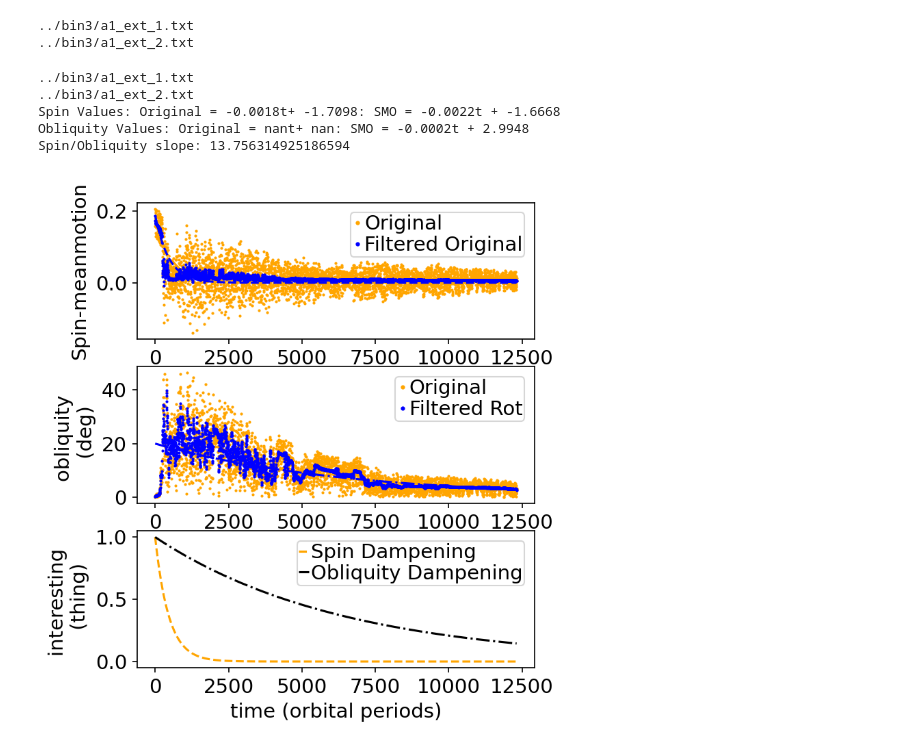
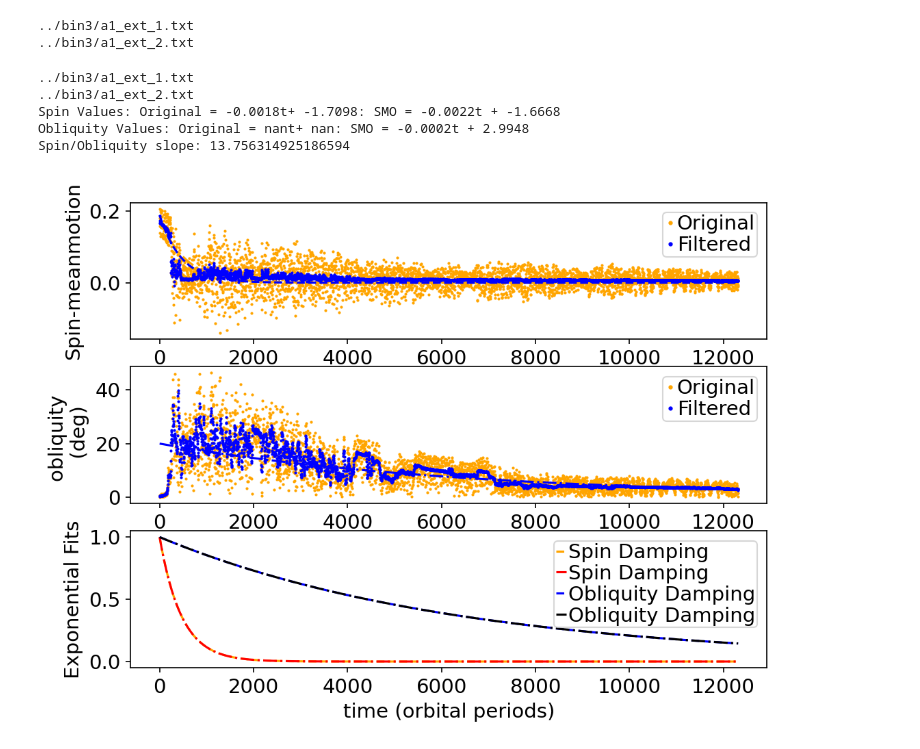
Before and after one commit to aquillen/asteroid_binary, a Jupyter notebook: myexamples/pylab/bin_try3.ipynb, the cells around one changed output. Saved outputs shown, nothing was run; the diff lists cells and outputs as text; code cells hidden in the pictures.

Commit message:
Graphs for a1 and b1

```diff
--- a/myexamples/pylab/bin_try3.ipynb
+++ b/myexamples/pylab/bin_try3.ipynb
@@ -266,11 +266,11 @@ b_s/a_s = 0.804, c_s/a_s = 0.661
 ../bin3/a1_ext_2.txt
 # %%
 # plot some stuff
-def mkplotdual(tarr,aaarr,eearr,iiarr,lnarr,ararr,maarr,om1,om2,\
+def mkplotdual_a(tarr,aaarr,eearr,iiarr,lnarr,ararr,maarr,om1,om2,\
         obliquity_deg1,obliquity_deg2,meanmotion,lib_angle,froot,dn,ofilename):
     # dn is to plot every other point
     nvpanels = 3
-    f,axarr =  plt.subplots(nvpanels,1, dpi=150, figsize=(5,6))
+    f,axarr =  plt.subplots(nvpanels,1, dpi=150, figsize=(8,6))
 
 #     plt.autoscale(enable=True, axis='x', tight=True)
 #     plt.subplots_adjust(left=0.2, right=0.99, top=0.99, bottom=0.10, \
@@ -296,7 +296,7 @@ def mkplotdual(tarr,aaarr,eearr,iiarr,lnarr,ararr,maarr,om1,om2,\
     axarr[il].plot(tarr[::dn],om2[::dn]-meanmotion[::dn],'.',color='orange',ms=2,label='Original')
     axarr[il].plot(tarr[::dn],(np.exp(m_spin_orig*tarr + b_spin_orig))[::dn],'-.', color='orange')
 
-    axarr[il].plot(tarr[::dn],om2_smo2[::dn]-meanmotion_smo[::dn],'.',color='blue', ms=2,label='Filtered Original')
+    axarr[il].plot(tarr[::dn],om2_smo2[::dn]-meanmotion_smo[::dn],'.',color='blue', ms=2,label='Filtered')
     axarr[il].plot(tarr[::dn],(np.exp(m_spin*tarr + b_spin))[::dn],'--',color='blue')
     print(f'Spin Values: Original = {round(m_spin_orig,4)}t+ {round(b_spin_orig,4)}: SMO = {round(m_spin,4)}t + {round(b_spin,4)}')
 
@@ -317,57 +317,60 @@ def mkplotdual(tarr,aaarr,eearr,iiarr,lnarr,ararr,maarr,om1,om2,\
     axarr[il].plot(tarr[::dn],obliquity_deg2[::dn],'.',color='orange', ms=2,label='Original')
     axarr[il].plot(tarr[::dn],(np.exp(m_obliq_orig*tarr + b_obliq_orig))[::dn],':', color='orange')
 
-    axarr[il].plot(tarr[::dn],obliquity_deg2_smo[::dn],'.',color='blue', ms=2,label='Filtered Rot')
+    axarr[il].plot(tarr[::dn],obliquity_deg2_smo[::dn],'.',color='blue', ms=2,label='Filtered')
     axarr[il].plot(tarr[::dn],(np.exp(m_obliq*tarr + b_obliq))[::dn],'-.', color='blue')
     print(f'Obliquity Values: Original = {round(m_obliq_orig,4)}t+ {round(b_obliq_orig,4)}: SMO = {round(m_obliq,4)}t + {round(b_obliq,4)}')
 
 
-    axarr[il].set_ylabel('obliquity \n (deg)')
+    axarr[il].set_ylabel('Obliquity \n (deg)')
     axarr[il].legend(borderpad=0.1,labelspacing=0.1,handlelength=0.5,handletextpad=0.1,\
                     markerscale=2)
 
     ##########################
     il = 2;
 #     il=
-    axarr[il].plot(tarr[::dn],np.exp(m_spin*tarr)[::dn],'--',color='orange', label = 'Spin Dampening')
-    axarr[il].plot(tarr[::dn],np.exp(m_obliq*tarr)[::dn],'-.', color='black', label = 'Obliquity Dampening')
+    axarr[il].plot(tarr[::dn],np.exp(m_spin*tarr)[::dn],'--',color='orange', label = 'Spin Damping')
+    axarr[il].plot(tarr[::dn],(np.exp(m_spin*tarr))[::dn],'-.',color='red', label = 'Spin Damping')
+
+    axarr[il].plot(tarr[::dn],np.exp(m_obliq*tarr)[::dn],'--', color='blue', label = 'Obliquity Damping')
+    axarr[il].plot(tarr[::dn],np.exp(m_obliq*tarr)[::dn],'-.', color='black', label = 'Obliquity Damping')
     print(f'Spin/Obliquity slope: {m_spin/m_obliq}')
 
 
 
-    axarr[il].set_ylabel('interesting \n (thing)')
+    axarr[il].set_ylabel('Exponential Fits')
     axarr[il].legend(borderpad=0.1,labelspacing=0.1,handlelength=0.5,handletextpad=0.1,\
                     markerscale=2)
 
 
 
 
     il = nvpanels-1;
     axarr[il].set_xlabel('time (orbital periods)')
     if (len(ofilename)>3):
         plt.savefig(ofilename)
 
 
 # read in orbital elements, spins for both resolved bodies
 froot = 'a1'  # tides alone trying to let secondary tidally lock
 tarr,aaarr,eearr,iiarr,lnarr,ararr,maarr,om1,om2,\
         obliquity_deg1,obliquity_deg2,meanmotion,lib_angle = read_two_bodies(simdir,froot,GM)
 
 """
 2 plots -- one with spin (linear regression -- just as longa s that takes)
         -- one with obliquity (linear regression -- teh entire distance)
 
 compare slopes of each s
 
 """
 # make a plot!
 ofilename='AJ_spin_comparision_a1.png'
-mkplotdual(tarr,aaarr,eearr,iiarr,lnarr,ararr,maarr,om1,om2,\
+mkplotdual_a(tarr,aaarr,eearr,iiarr,lnarr,ararr,maarr,om1,om2,\
         obliquity_deg1,obliquity_deg2,meanmotion,lib_angle,froot,10,ofilename)
 # %% [output]
 ../bin3/a1_ext_1.txt
 ../bin3/a1_ext_2.txt
 Spin Values: Original = -0.0018t+ -1.7098: SMO = -0.0022t + -1.6668
 Obliquity Values: Original = nant+ nan: SMO = -0.0002t + 2.9948
 Spin/Obliquity slope: 13.756314925186594
-[figure, old version]
+[figure, new version]
```
Also changed, not shown: parts of 1 cell of this notebook, 2 other files.
